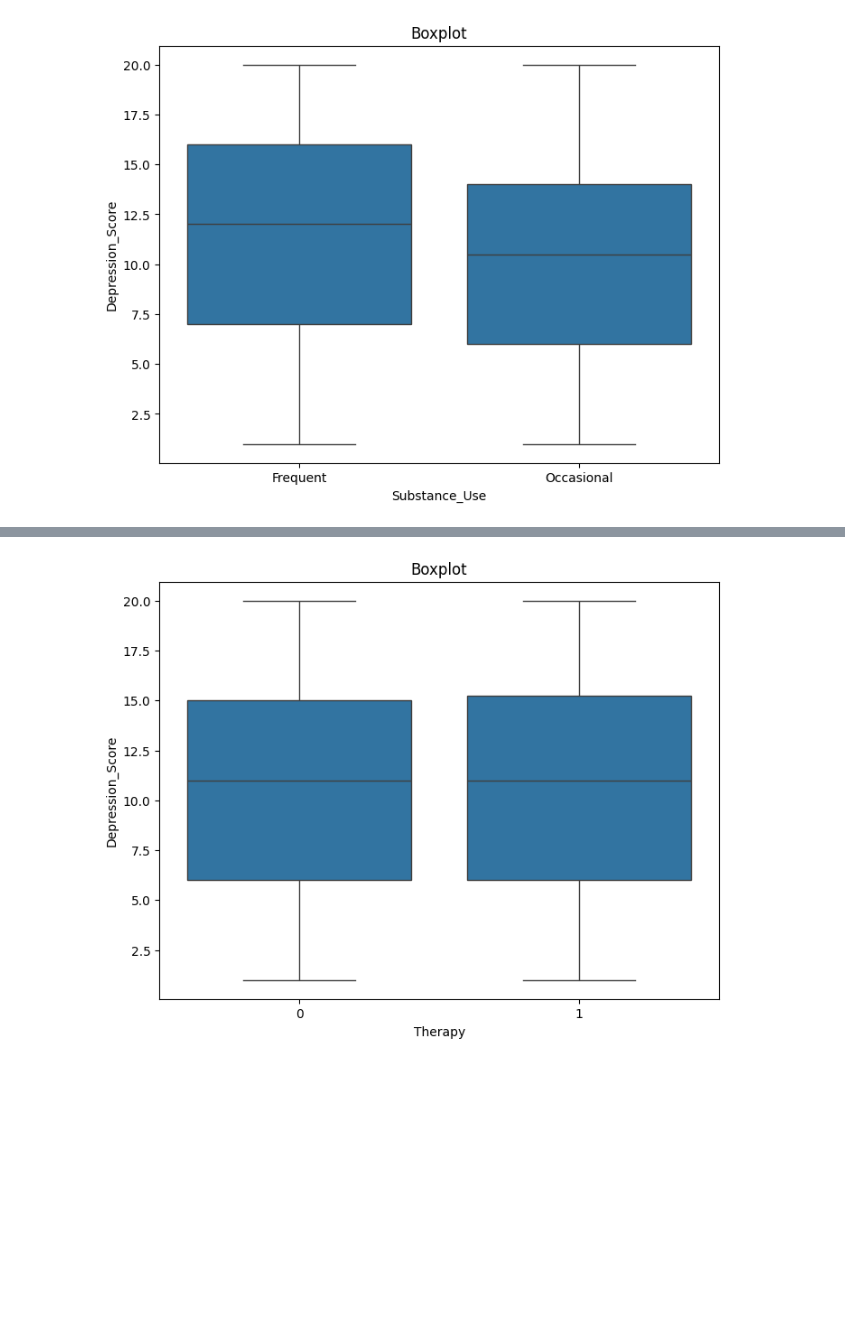
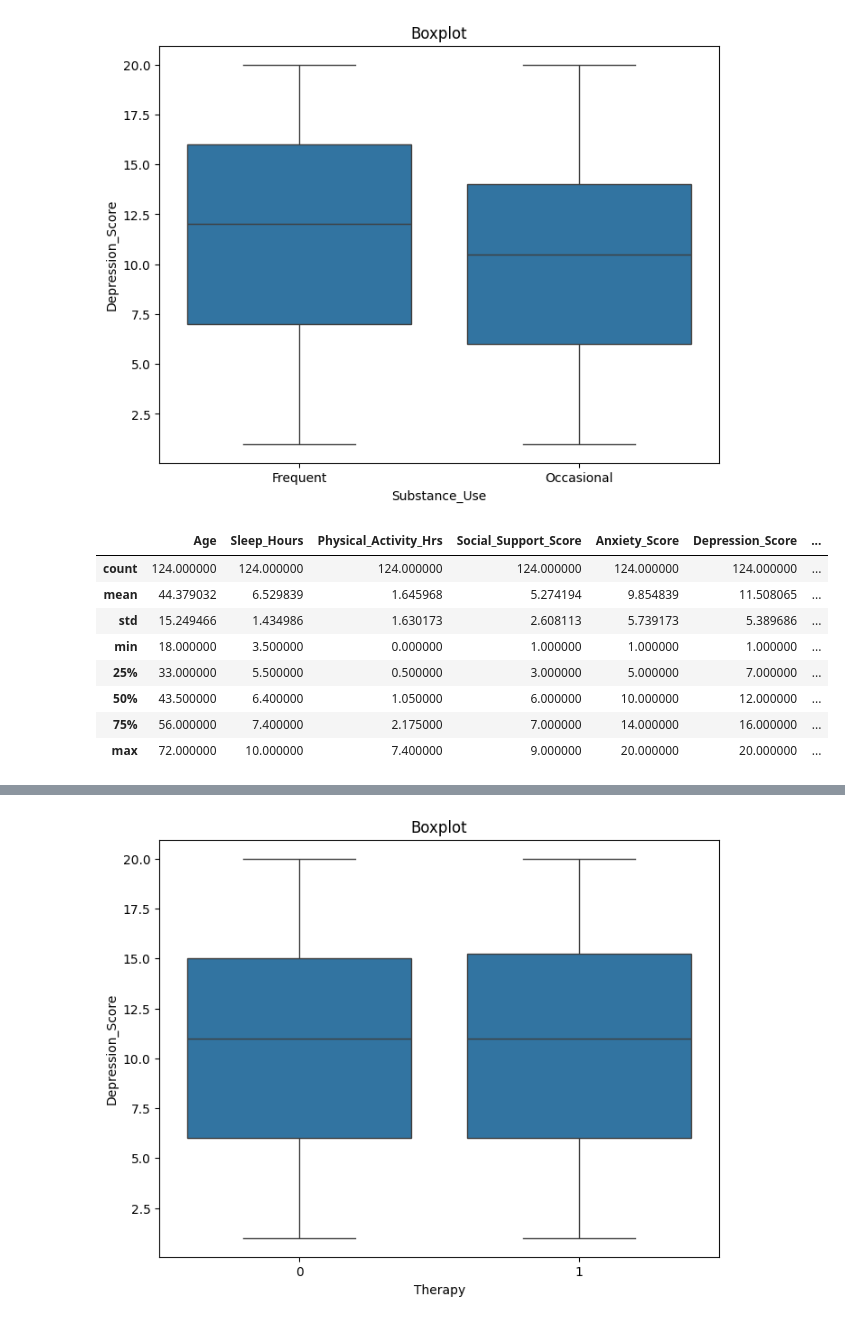
Before and after one commit to petersonwilliam-dev/analise-de-dados-ansiedade, a Jupyter notebook: analise.ipynb, the cells around one changed output, grey strips where cells are left out. Drawn from its saved outputs; the diff is of its cells as text; code cells hidden in the pictures; blank space fills up the shorter version.

```diff
--- a/analise.ipynb
+++ b/analise.ipynb
@@ -349,3 +349,15 @@ plt.title("Boxplot")
 plt.show()
 # %% [output]
 [figure]
+# %%
+dados[dados['Substance_Use'] == "Frequent"].describe()
+# %% [output]
+|  | Age | Sleep_Hours | Physical_Activity_Hrs | Social_Support_Score | Anxiety_Score | Depression_Score | ... |
+| count | 124.000000 | 124.000000 | 124.000000 | 124.000000 | 124.000000 | 124.000000 | ... |
+| mean | 44.379032 | 6.529839 | 1.645968 | 5.274194 | 9.854839 | 11.508065 | ... |
+| std | 15.249466 | 1.434986 | 1.630173 | 2.608113 | 5.739173 | 5.389686 | ... |
+| min | 18.000000 | 3.500000 | 0.000000 | 1.000000 | 1.000000 | 1.000000 | ... |
+| 25% | 33.000000 | 5.500000 | 0.500000 | 3.000000 | 5.000000 | 7.000000 | ... |
+| 50% | 43.500000 | 6.400000 | 1.050000 | 6.000000 | 10.000000 | 12.000000 | ... |
+| 75% | 56.000000 | 7.400000 | 2.175000 | 7.000000 | 14.000000 | 16.000000 | ... |
+| max | 72.000000 | 10.000000 | 7.400000 | 9.000000 | 20.000000 | 20.000000 | ... |
```
Also changed, not shown: parts of 1 cell of this notebook, 1 other file.
